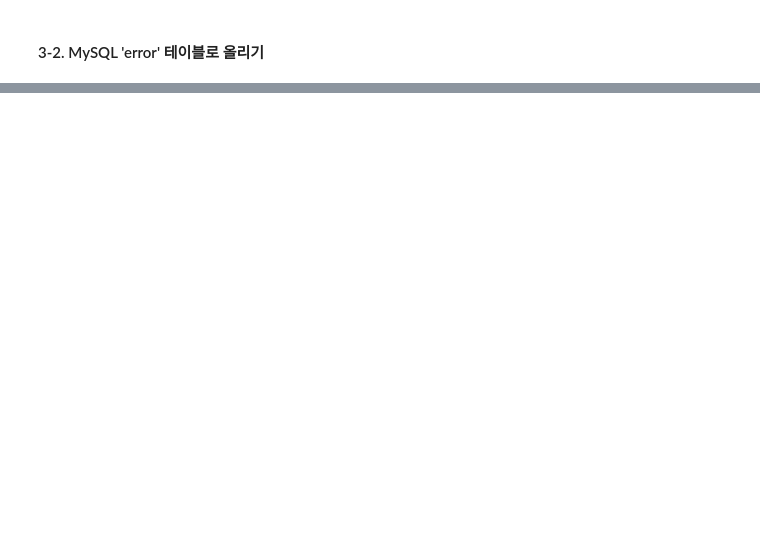
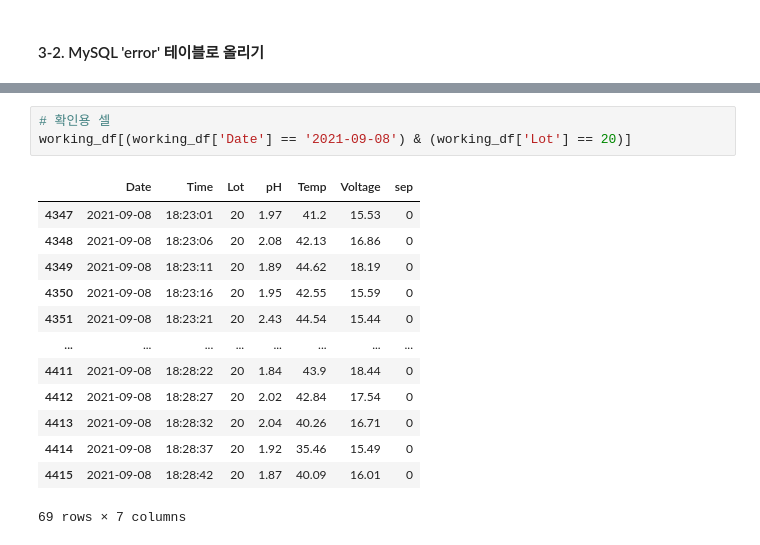
Before and after one commit to och5351/Bigdata_busan, a Jupyter notebook: hng/SQL_input.ipynb, the cells around one changed output, grey strips where cells are left out. Cells and saved outputs as stored; diff of their text form; blank space fills up the shorter version.

```diff
--- a/hng/SQL_input.ipynb
+++ b/hng/SQL_input.ipynb
@@ -402,0 +461,17 @@ from io import BytesIO
+# %%
+# 확인용 셀
+working_df[(working_df['Date'] == '2021-09-08') & (working_df['Lot'] == 20)]
+# %% [output]
+|  | Date | Time | Lot | pH | Temp | Voltage | sep |
+| 4347 | 2021-09-08 | 18:23:01 | 20 | 1.97 | 41.2 | 15.53 | 0 |
+| 4348 | 2021-09-08 | 18:23:06 | 20 | 2.08 | 42.13 | 16.86 | 0 |
+| 4349 | 2021-09-08 | 18:23:11 | 20 | 1.89 | 44.62 | 18.19 | 0 |
+| 4350 | 2021-09-08 | 18:23:16 | 20 | 1.95 | 42.55 | 15.59 | 0 |
+| 4351 | 2021-09-08 | 18:23:21 | 20 | 2.43 | 44.54 | 15.44 | 0 |
+| ... | ... | ... | ... | ... | ... | ... | ... |
+| 4411 | 2021-09-08 | 18:28:22 | 20 | 1.84 | 43.9 | 18.44 | 0 |
+| 4412 | 2021-09-08 | 18:28:27 | 20 | 2.02 | 42.84 | 17.54 | 0 |
+| 4413 | 2021-09-08 | 18:28:32 | 20 | 2.04 | 40.26 | 16.71 | 0 |
+| 4414 | 2021-09-08 | 18:28:37 | 20 | 1.92 | 35.46 | 15.49 | 0 |
+| 4415 | 2021-09-08 | 18:28:42 | 20 | 1.87 | 40.09 | 16.01 | 0 |
+69 rows × 7 columns
```
Also changed, not shown: parts of 54 cells of this notebook, 1 other file.
